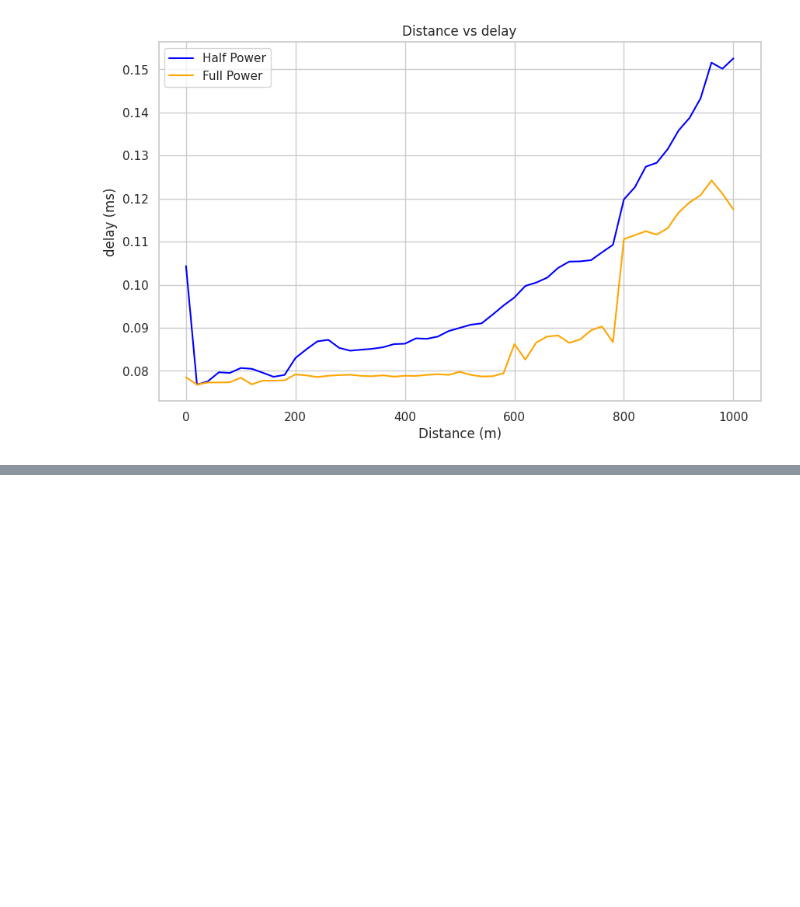
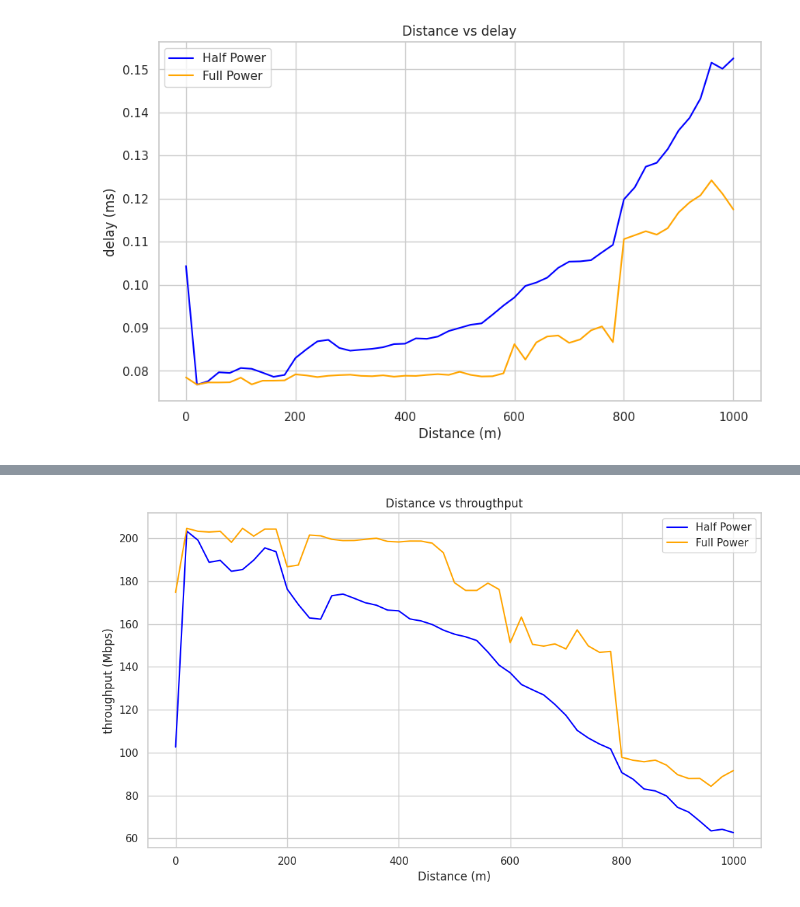
Before and after one commit to omartarek000/ns3_work_file_5G_lena, a Jupyter notebook: power_port_analysis.ipynb, the cells around one changed output, grey strips where cells are left out. Cells and saved outputs as stored; diff of their text form; code cells hidden in the pictures; blank space fills up the shorter version.

```diff
--- a/power_port_analysis.ipynb
+++ b/power_port_analysis.ipynb
@@ -75,0 +230,14 @@ plt.show()
+# %%
+plt.figure(figsize=(10, 6))
+sns.set(style="whitegrid")
+sns.lineplot(data=df_half_power[df_half_power['Metric'] == 'Throughput'], x='gnbUeDistance', y='Value', label='Half Power', color='blue')
+sns.lineplot(data=df_full_power[df_full_power['Metric'] == 'Throughput'], x='gnbUeDistance', y='Value', label='Full Power', color='orange')
+plt.title('Distance vs througthput')
+plt.xlabel('Distance (m)')
+plt.ylabel('throughput (Mbps)')
+plt.legend()
+plt.grid(True)
+plt.tight_layout()
+plt.show()
+# %% [output]
+[figure, added]
```
Also changed, not shown: parts of 22 cells of this notebook, 1 other file.
